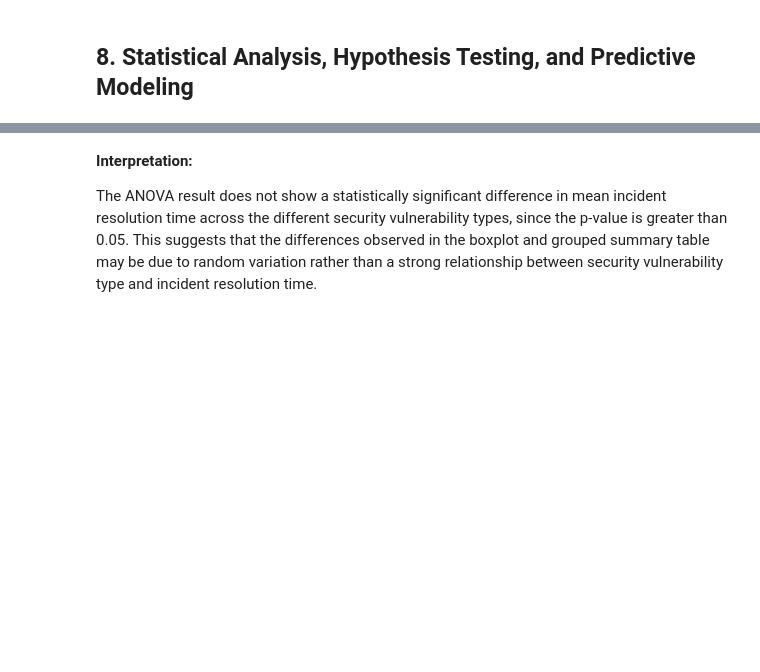
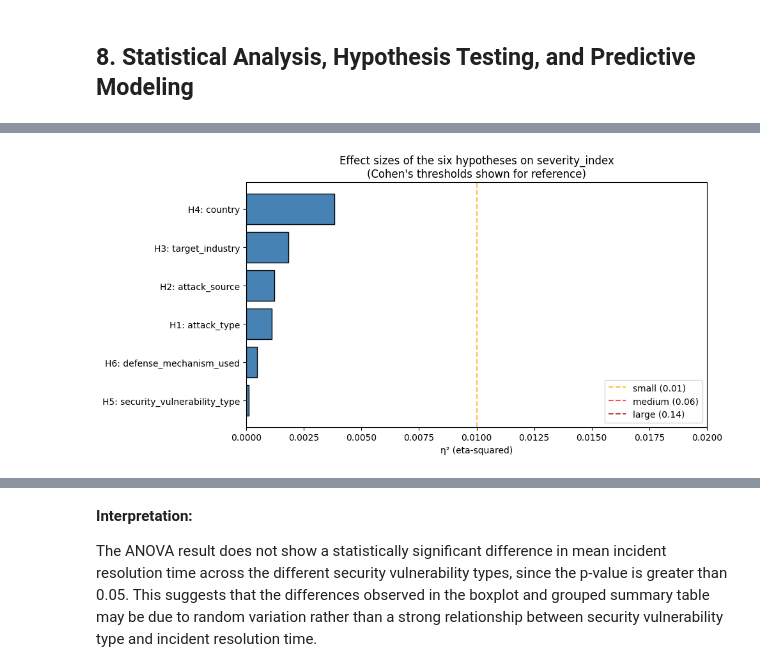
Before and after one commit to AlexanderPanagyurski/cyberattack-severity-analysis, a Jupyter notebook: Drivers of Cyberattack Severity.ipynb, the cells around one changed output, grey strips where cells are left out. Saved outputs shown, nothing was run; the diff lists cells and outputs as text; code cells hidden in the pictures; blank space fills up the shorter version.

Commit message:
rewrite hypothesis testing with effect sizes and family grouping

```diff
--- a/Drivers of Cyberattack Severity.ipynb
+++ b/Drivers of Cyberattack Severity.ipynb
@@ -2571,0 +2691,30 @@ summarize_by_group(
+# %%
+# --- Visualise eta-squared for all six hypotheses against Cohen's thresholds ---
+
+fig, ax = plt.subplots(figsize=(10, 5))
+
+results_sorted = results.sort_values('eta_squared', ascending=True)
+y = np.arange(len(results_sorted))
+
+ax.barh(y, results_sorted['eta_squared'], color='steelblue', edgecolor='black')
+ax.set_yticks(y)
+ax.set_yticklabels([f"{r.H}: {r.grouping}" for r in results_sorted.itertuples()])
+ax.set_xlabel('η² (eta-squared)')
+
+# Cohen's reference lines
+for cutoff, label, color in [
+    (0.01, 'small (0.01)',  'orange'),
+    (0.06, 'medium (0.06)', 'red'),
+    (0.14, 'large (0.14)',  'darkred')
+]:
+    ax.axvline(cutoff, linestyle='--', color=color, alpha=0.7, label=label)
+
+ax.legend(loc='lower right')
+ax.set_title("Effect sizes of the six hypotheses on severity_index\n"
+             "(Cohen's thresholds shown for reference)")
+ax.set_xlim(0, 0.02)
+
+plt.tight_layout()
+plt.show()
+# %% [output]
+[figure, added]
```
Also changed, not shown: parts of 73 cells of this notebook.
